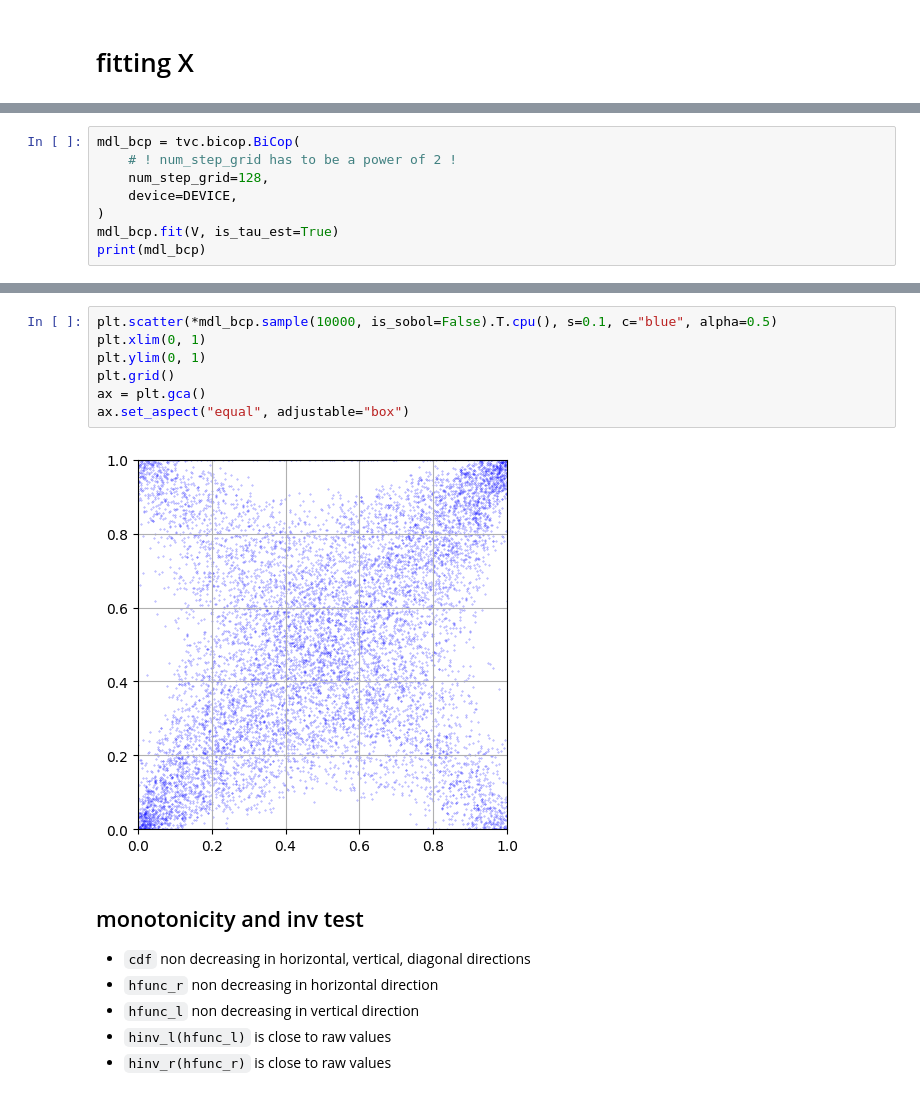
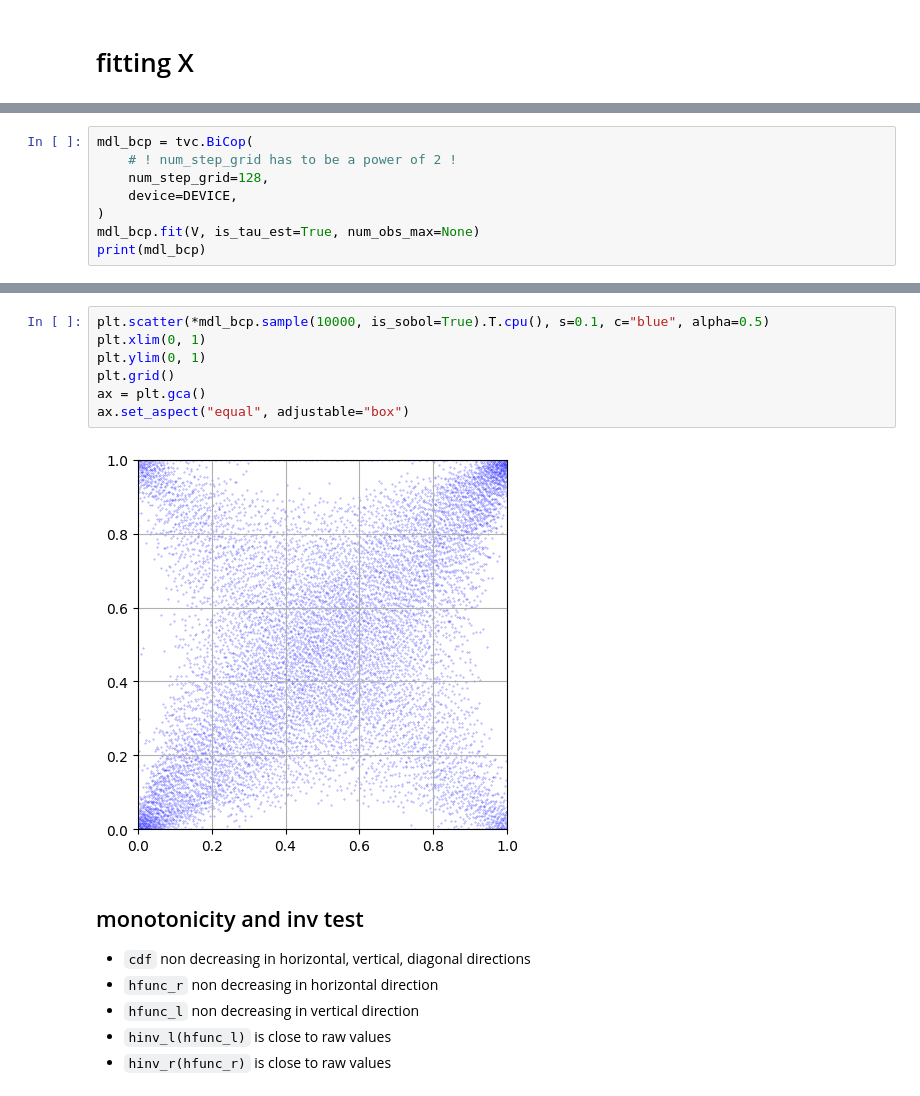
Before and after one commit to TY-Cheng/torchvinecopulib, a Jupyter notebook: examples/0_bicop.ipynb, the cells around one changed output, grey strips where cells are left out. Drawn from its saved outputs; the diff is of its cells as text.

```diff
--- a/examples/0_bicop.ipynb
+++ b/examples/0_bicop.ipynb
@@ -64,10 +65,10 @@ f_bidep: ENUM_FUNC_BIDEP.mutual_info     0.6883546337889772
 # %%
-mdl_bcp = tvc.bicop.BiCop(
+mdl_bcp = tvc.BiCop(
     # ! num_step_grid has to be a power of 2 !
     num_step_grid=128,
     device=DEVICE,
 )
-mdl_bcp.fit(V, is_tau_est=True)
+mdl_bcp.fit(V, is_tau_est=True, num_obs_max=None)
 print(mdl_bcp)
 # %% [output]
 BiCop
@@ -86,12 +87,12 @@ mdl_bcp.imshow()
 # %%
-plt.scatter(*mdl_bcp.sample(10000, is_sobol=False).T.cpu(), s=0.1, c="blue", alpha=0.5)
+plt.scatter(*mdl_bcp.sample(10000, is_sobol=True).T.cpu(), s=0.1, c="blue", alpha=0.5)
 plt.xlim(0, 1)
 plt.ylim(0, 1)
 plt.grid()
 ax = plt.gca()
 ax.set_aspect("equal", adjustable="box")
 # %% [output]
-[figure, old version]
+[figure, new version]
 # %% [markdown]
 ## monotonicity and inv test
 
```
Also changed, not shown: parts of 6 cells of this notebook, 6 other files.
